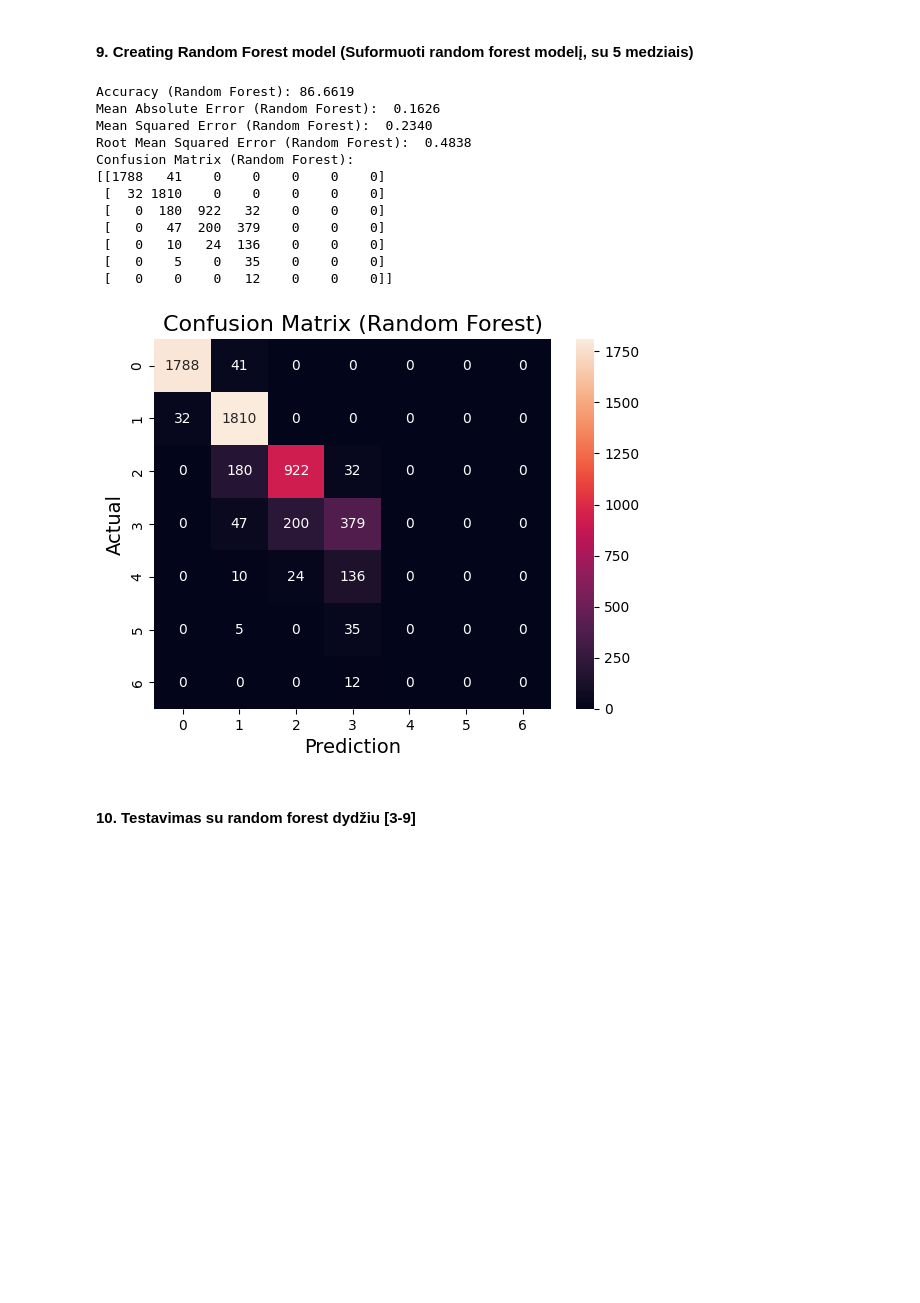
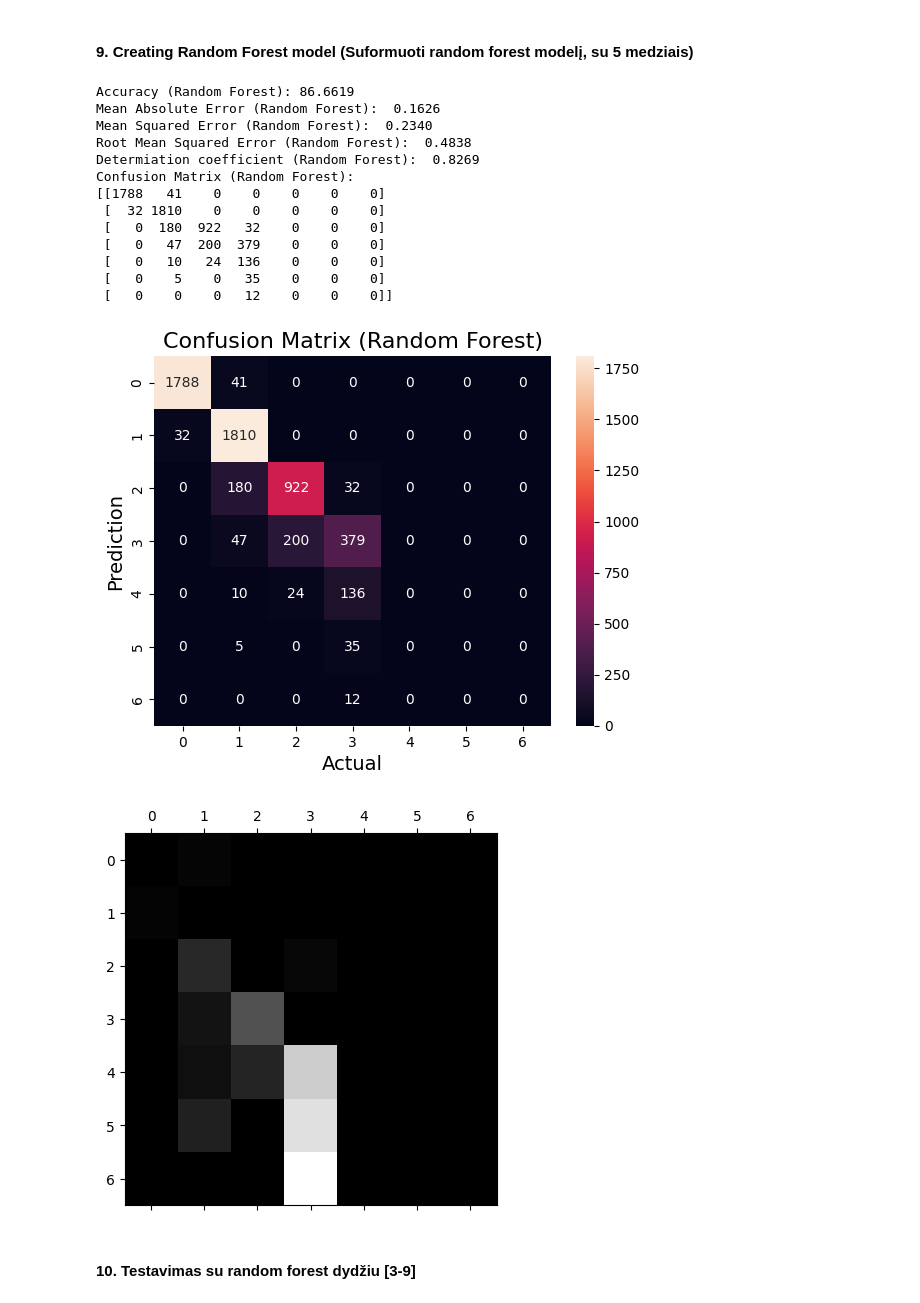
Before and after one commit to airidas23/Trees, a Jupyter notebook: trees1.ipynb, the cells around one changed output. Saved outputs shown, nothing was run; the diff lists cells and outputs as text; code cells hidden in the pictures; blank space fills up the shorter version.

Commit message:
added error visual confusion matrix

```diff
--- a/trees1.ipynb
+++ b/trees1.ipynb
@@ -379,7 +398,7 @@ Confusion Matrix:
 #### 8. Keičiant maksimalų medžio gylį, eksperimentiniu būdu išmatuokite skirtingų gylių (3-4
 #### variacijos) medžių formavimo trukmę bei gaunamą tikslumą, t.y. medžio auginimas stabdomas nuo tam tikro gylio
 # %%
-for max_depth in range(3, 7):
+for max_depth in range(1, 10):
     clf_depth = DecisionTreeClassifier(criterion="gini", random_state=42, max_depth=max_depth) # Sukuriamas Decision Tree modelis su Gini impurity
     clf_depth.fit(X_train, y_train) # Mokymosi algoritmas
     y_pred = clf_depth.predict(X_test) # Prognozuojame testavimo duomenis
@@ -411,36 +435,48 @@ print(f"Accuracy (Random Forest): {accuracy_rf * 100 :.4f} ")
 
 # Apskaiciuotos paklaidos (mae, mse, rmse)
 mae_rf = mean_absolute_error(y_test, y_pred_rf)
 mse_rf = mean_squared_error(y_test, y_pred_rf)
 rmse_rf = np.sqrt(mse_rf)
+#determination coefficient
+rse_rf = r2_score (y_test, y_pred_rf)
 print(f"Mean Absolute Error (Random Forest): {mae_rf: .4f}")
 print(f"Mean Squared Error (Random Forest): {mse_rf: .4f}")
 print(f"Root Mean Squared Error (Random Forest): {rmse_rf: .4f}")
+print(f"Determiation coefficient (Random Forest): {rse_rf: .4f}")
+
 
 # Apskaiciuota susimaišymo matricą
 confusion_matrix_rf = confusion_matrix(y_test, y_pred_rf)
 print(f"Confusion Matrix (Random Forest):\n{confusion_matrix_rf}")
 
 # Plot confusion matrix
 sns.heatmap(confusion_matrix_rf, annot=True, fmt="g")
 plt.title("Confusion Matrix (Random Forest)", fontsize=16)
-plt.ylabel("Actual", fontsize=14)
-plt.xlabel("Prediction",fontsize=14)
+plt.ylabel("Prediction", fontsize=14)
+plt.xlabel("Actual",fontsize=14)
 plt.show()
+
+row_sums = confusion_matrix_rf.sum(axis=1, keepdims=True)
+norm_conf_mx = confusion_matrix_rf / row_sums
+np.fill_diagonal(norm_conf_mx, 0)
+plt.matshow(norm_conf_mx, cmap=plt.cm.gray)
+plt.show()
 # %% [output]
 Accuracy (Random Forest): 86.6619
 Mean Absolute Error (Random Forest):  0.1626
 Mean Squared Error (Random Forest):  0.2340
 Root Mean Squared Error (Random Forest):  0.4838
+Determiation coefficient (Random Forest):  0.8269
 Confusion Matrix (Random Forest):
 [[1788   41    0    0    0    0    0]
  [  32 1810    0    0    0    0    0]
  [   0  180  922   32    0    0    0]
  [   0   47  200  379    0    0    0]
  [   0   10   24  136    0    0    0]
  [   0    5    0   35    0    0    0]
  [   0    0    0   12    0    0    0]]
-[figure, old version]
+[figure, new version]
+[figure, added]
 # %% [markdown]
 #### 10. Testavimas su random forest dydžiu [3-9]
 # %%
```
Also changed, not shown: parts of 3 cells of this notebook.
